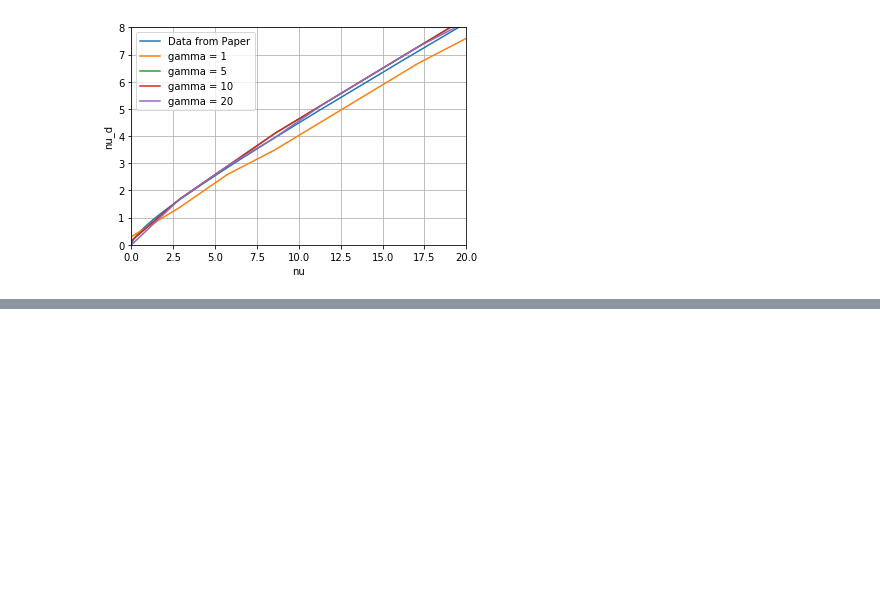
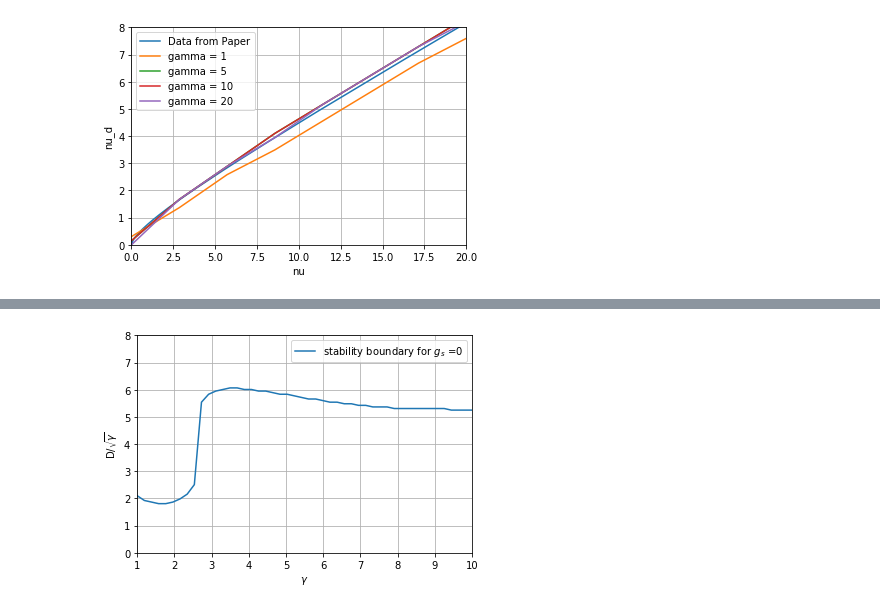
Before and after one commit to DavidStrachan1/BEC-of-dipolar-atoms-simulations, a Jupyter notebook: BEC project-checkpoint.ipynb, the cells around one changed output, grey strips where cells are left out. Saved outputs shown, nothing was run; the diff lists cells and outputs as text; code cells hidden in the pictures; blank space fills up the shorter version.

```diff
--- a/BEC project-checkpoint.ipynb
+++ b/BEC project-checkpoint.ipynb
@@ -1211,0 +1441,14 @@ array([0.    , 0.0375, 0.075 , 0.1125, 0.15  , 0.1875, 0.225 , 0.2625,
+# %%
+boundary_D_values = method.stability_boundary_D_values
+boundary_gamma_values = method.gammas
+plt.plot(boundary_gamma_values,boundary_D_values,label= 'stability boundary for $g_{s}$ ='+str(0))
+plt.xlabel('$\gamma$')
+plt.ylabel('D/'+'$\sqrt{\gamma}$')
+plt.grid()
+plt.legend()
+plt.ylim(0,8)
+plt.xlim(1,10)
+
+plt.show() ##plots the stability boundary for D against gamma
+# %% [output]
+[figure, added]
```
Also changed, not shown: parts of 23 cells of this notebook.
